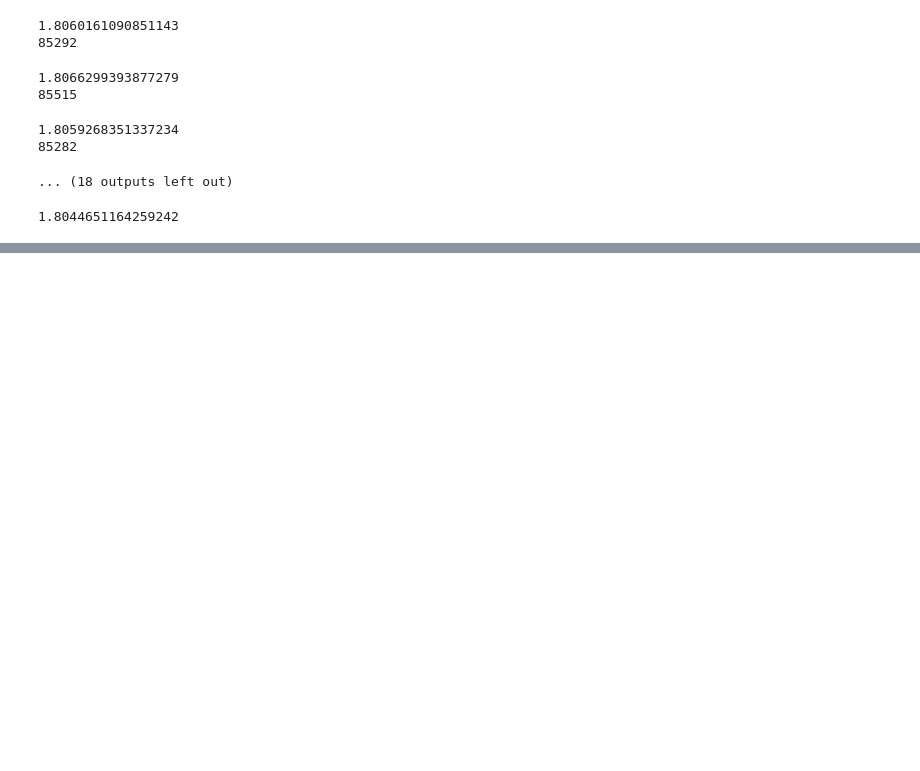
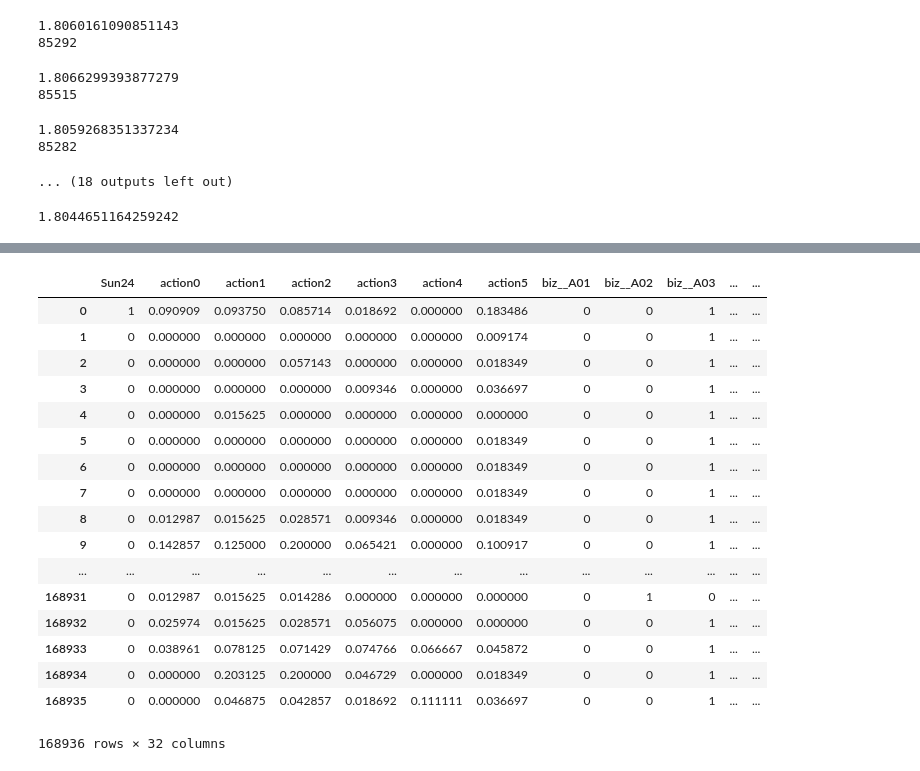
Before and after one commit to GyuYoungCho/Lpoint-Competition, a Jupyter notebook: project/point_cut/Modeling.ipynb, the cells around one changed output, grey strips where cells are left out. Cells and saved outputs as stored; diff of their text form; code cells hidden in the pictures; blank space fills up the shorter version.

```diff
--- a/project/point_cut/Modeling.ipynb
+++ b/project/point_cut/Modeling.ipynb
@@ -181,9 +241,9 @@ KeyError: "['clnt_age'] not found in axis"
 # %%
 from sklearn.model_selection import train_test_split
 from sklearn.metrics import accuracy_score
-feature_columns = list(data.columns.difference(['clnt_gender']))
+feature_columns = list(data.columns.difference(['gender_age']))
 X = data[feature_columns]
-y = data["clnt_gender"]
+y = data["gender_age"]
 
 train_x, test_x, train_y, test_y = train_test_split(X, y, test_size = 0.2, random_state = 42)
 # %%
@@ -352,3 +426,16 @@ for lst2_index in range(test_x.shape[0]): # 테스트 데이터 개수만큼의
 sqrt(mean_squared_error(bagging_predict,test_y))
 # %% [output]
 1.8044651164259242
+# %%
+from sklearn.svm import SVC
+from sklearn.pipeline import Pipeline
+from sklearn.preprocessing import StandardScaler
+
+rbf_kernel_svm_clf = Pipeline([
+        ("scaler", StandardScaler()),
+        ("svm_clf", SVC(kernel="rbf", gamma=5, C=0.001))
+    ])
+rbf_kernel_svm_clf.fit(X, y)
+
+y_pred = rbf_kernel_svm.predict(test_x)
+accuracy_score(test_y, y_pred)
@@ -354,0 +473,21 @@ sqrt(mean_squared_error(bagging_predict,test_y))
+# %%
+X
+# %% [output]
+|  | Sun24 | action0 | action1 | action2 | action3 | action4 | action5 | biz__A01 | biz__A02 | biz__A03 | ... | ... |
+| 0 | 1 | 0.090909 | 0.093750 | 0.085714 | 0.018692 | 0.000000 | 0.183486 | 0 | 0 | 1 | ... | ... |
+| 1 | 0 | 0.000000 | 0.000000 | 0.000000 | 0.000000 | 0.000000 | 0.009174 | 0 | 0 | 1 | ... | ... |
+| 2 | 0 | 0.000000 | 0.000000 | 0.057143 | 0.000000 | 0.000000 | 0.018349 | 0 | 0 | 1 | ... | ... |
+| 3 | 0 | 0.000000 | 0.000000 | 0.000000 | 0.009346 | 0.000000 | 0.036697 | 0 | 0 | 1 | ... | ... |
+| 4 | 0 | 0.000000 | 0.015625 | 0.000000 | 0.000000 | 0.000000 | 0.000000 | 0 | 0 | 1 | ... | ... |
+| 5 | 0 | 0.000000 | 0.000000 | 0.000000 | 0.000000 | 0.000000 | 0.018349 | 0 | 0 | 1 | ... | ... |
+| 6 | 0 | 0.000000 | 0.000000 | 0.000000 | 0.000000 | 0.000000 | 0.018349 | 0 | 0 | 1 | ... | ... |
+| 7 | 0 | 0.000000 | 0.000000 | 0.000000 | 0.000000 | 0.000000 | 0.018349 | 0 | 0 | 1 | ... | ... |
+| 8 | 0 | 0.012987 | 0.015625 | 0.028571 | 0.009346 | 0.000000 | 0.018349 | 0 | 0 | 1 | ... | ... |
+| 9 | 0 | 0.142857 | 0.125000 | 0.200000 | 0.065421 | 0.000000 | 0.100917 | 0 | 0 | 1 | ... | ... |
+| ... | ... | ... | ... | ... | ... | ... | ... | ... | ... | ... | ... | ... |
+| 168931 | 0 | 0.012987 | 0.015625 | 0.014286 | 0.000000 | 0.000000 | 0.000000 | 0 | 1 | 0 | ... | ... |
+| 168932 | 0 | 0.025974 | 0.015625 | 0.028571 | 0.056075 | 0.000000 | 0.000000 | 0 | 0 | 1 | ... | ... |
+| 168933 | 0 | 0.038961 | 0.078125 | 0.071429 | 0.074766 | 0.066667 | 0.045872 | 0 | 0 | 1 | ... | ... |
+| 168934 | 0 | 0.000000 | 0.203125 | 0.200000 | 0.046729 | 0.000000 | 0.018349 | 0 | 0 | 1 | ... | ... |
+| 168935 | 0 | 0.000000 | 0.046875 | 0.042857 | 0.018692 | 0.111111 | 0.036697 | 0 | 0 | 1 | ... | ... |
+168936 rows × 32 columns
```
Also changed, not shown: parts of 17 cells of this notebook, 2 other files.
